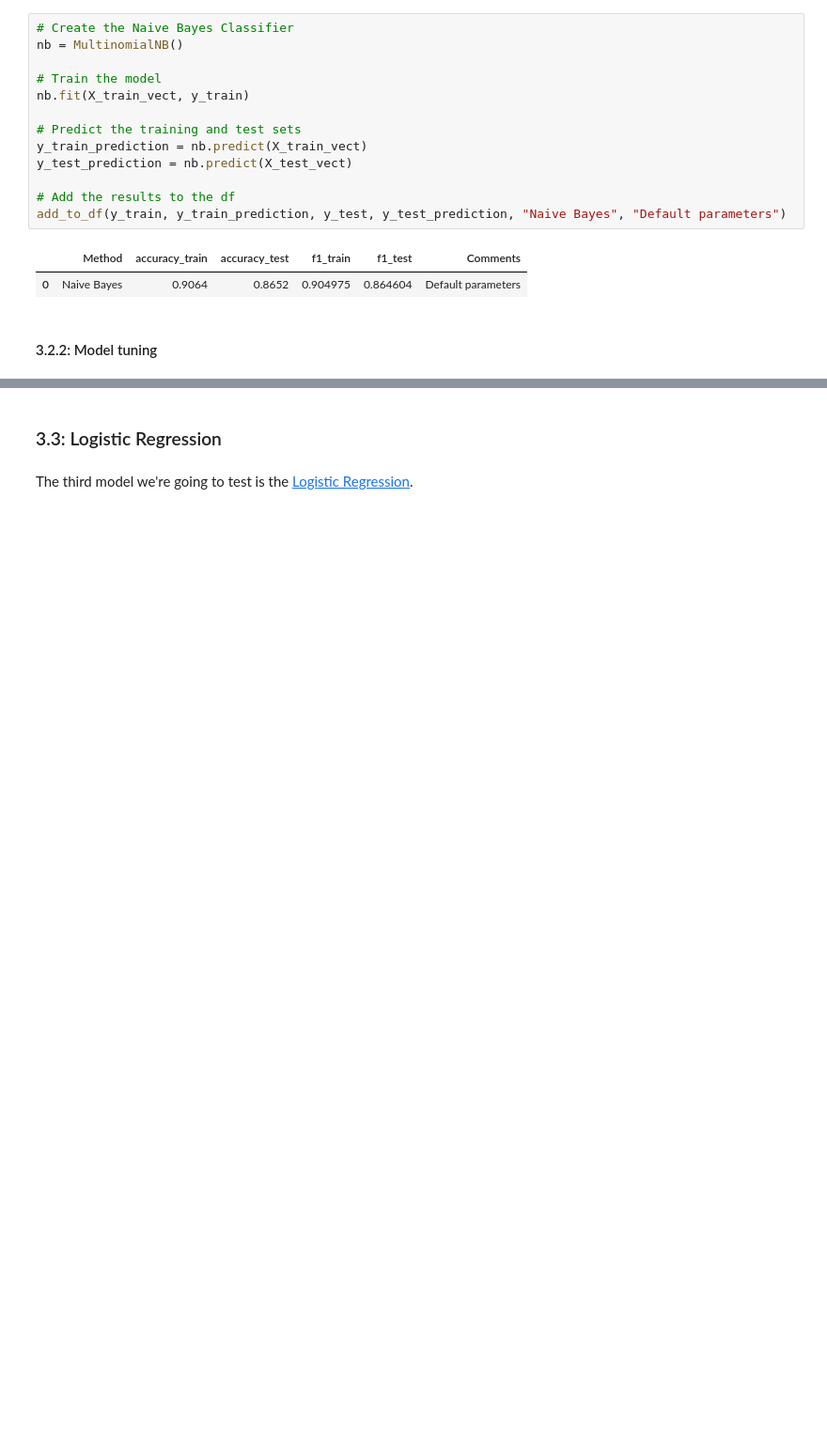
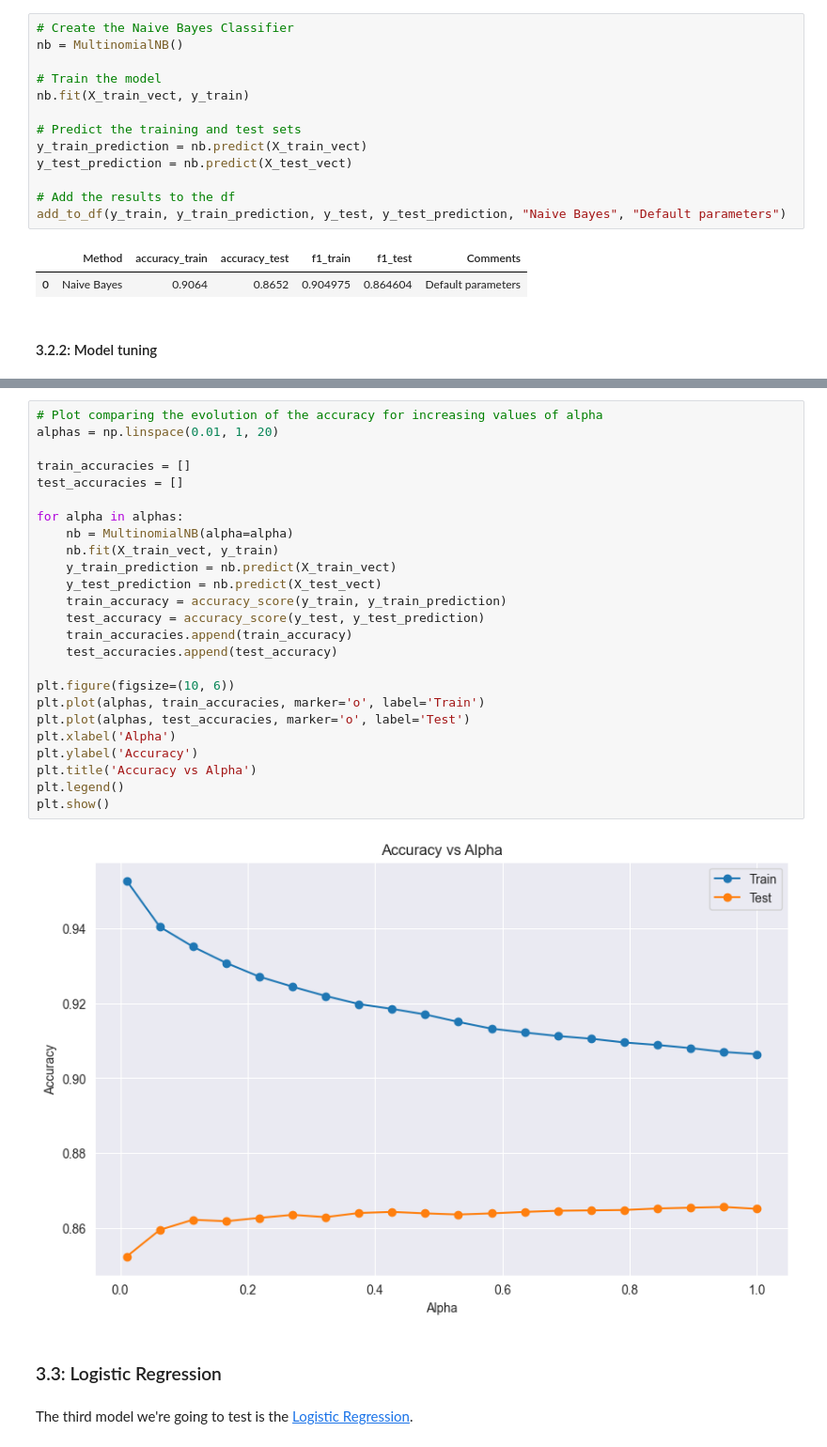
Before and after one commit to javisin22/CSC461projectSinPelegrin, a Jupyter notebook: movieReviews.ipynb, the cells around one changed output, grey strips where cells are left out. Shown at 94% size. Cells and saved outputs as stored; diff of their text form; blank space fills up the shorter version.

```diff
--- a/movieReviews.ipynb
+++ b/movieReviews.ipynb
@@ -319,3 +319,30 @@ add_to_df(y_train, y_train_prediction, y_test, y_test_prediction, "Naive Bayes",
+# %%
+# Plot comparing the evolution of the accuracy for increasing values of alpha
+alphas = np.linspace(0.01, 1, 20)
+
+train_accuracies = []
+test_accuracies = []
+
+for alpha in alphas:
+    nb = MultinomialNB(alpha=alpha)
+    nb.fit(X_train_vect, y_train)
+    y_train_prediction = nb.predict(X_train_vect)
+    y_test_prediction = nb.predict(X_test_vect)
+    train_accuracy = accuracy_score(y_train, y_train_prediction)
+    test_accuracy = accuracy_score(y_test, y_test_prediction)
+    train_accuracies.append(train_accuracy)
+    test_accuracies.append(test_accuracy)
+
+plt.figure(figsize=(10, 6))
+plt.plot(alphas, train_accuracies, marker='o', label='Train')
+plt.plot(alphas, test_accuracies, marker='o', label='Test')
+plt.xlabel('Alpha')
+plt.ylabel('Accuracy')
+plt.title('Accuracy vs Alpha')
+plt.legend()
+plt.show()
+# %% [output]
+[figure, added]
 # %% [markdown]
 ### 3.3: Logistic Regression
 # %% [markdown]
```
Also changed, not shown: parts of 7 cells of this notebook.
